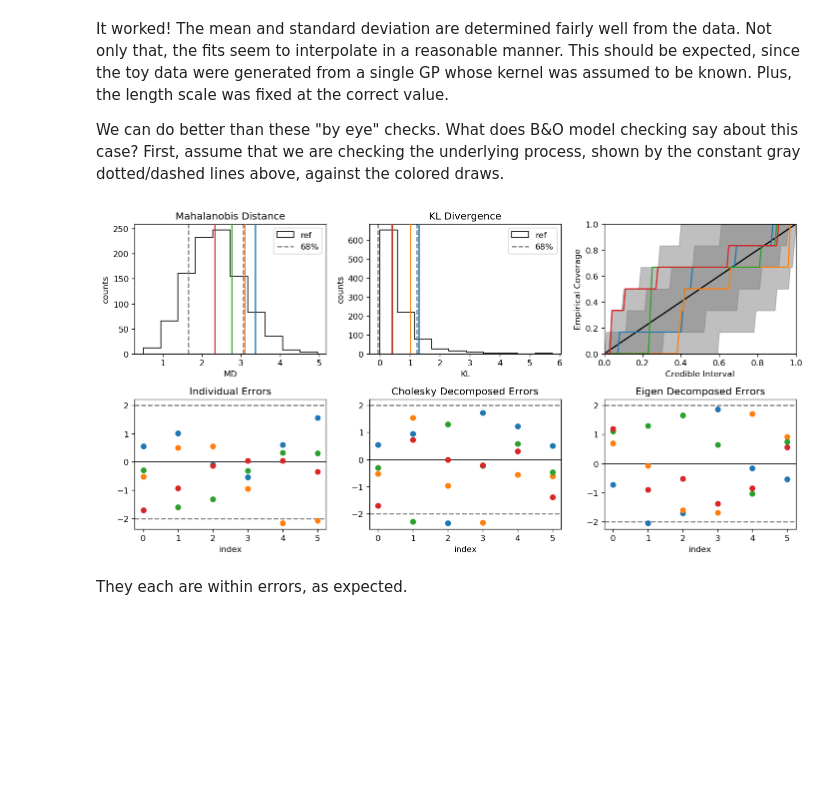
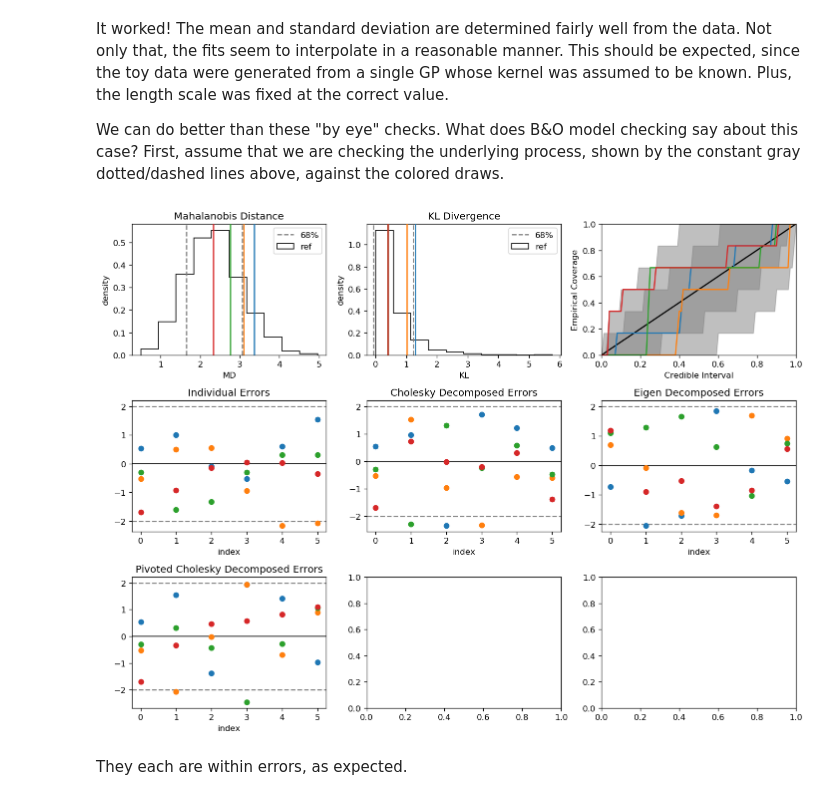
Before and after one commit to buqeye/gsum, a Jupyter notebook: gsum/examples/model_checking_tests.ipynb, the cells around one changed output. Saved outputs shown, nothing was run; the diff lists cells and outputs as text; code cells hidden in the pictures; blank space fills up the shorter version.

Commit message:
Added pivoted cholesky decomposition and more plotting options

```diff
--- a/gsum/examples/model_checking_tests.ipynb
+++ b/gsum/examples/model_checking_tests.ipynb
@@ -315,22 +391,31 @@ class GraphicalDiagnostic:
         err = self.diagnostic.chol_errors(self.data)
         return self.error_plot(err, title='Cholesky Decomposed Errors', ax=ax)
 
+    def pivoted_chol_errors(self, ax=None):
+        err = self.diagnostic.pivoted_chol_errors(self.data)
+        return self.error_plot(err, title='Pivoted Cholesky Decomposed Errors', ax=ax)
+
     def eig_errors(self, ax=None):
         err = self.diagnostic.eig_errors(self.data)
         return self.error_plot(err, title='Eigen Decomposed Errors', ax=ax)
 
-    def hist(self, data, ref, title=None, xlabel=None, ylabel=None, ax=None):
+    def hist(self, data, ref, title=None, xlabel=None, ylabel=None, vlines=True, ax=None):
         ref_stats = stats.describe(ref)
         ref_sd = np.sqrt(ref_stats.variance)
         ref_mean = ref_stats.mean
 
         if ax is None:
             ax = plt.gca()
-        ax.hist(ref, density=False, label='ref', histtype='step', color='k')
-        ax.vlines([ref_mean - ref_sd, ref_mean + ref_sd], 0, 1, color='gray',
-                  linestyle='--', transform=ax.get_xaxis_transform(), label='68%')
-        for c, d in zip(cycle(self.color_cycle), np.atleast_1d(data)):
-            ax.axvline(d, 0, 1, zorder=50, **c)
+        ax.hist(ref, density=1, label='ref', histtype='step', color='k')
+        # ax.vlines([ref_mean - ref_sd, ref_mean + ref_sd], 0, 1, color='gray',
+        #           linestyle='--', transform=ax.get_xaxis_transform(), label='68%')
+        ax.axvline(ref_mean - ref_sd, 0, 1, color='gray', linestyle='--', label='68%')
+        ax.axvline(ref_mean + ref_sd, 0, 1, color='gray', linestyle='--')
+        if vlines:
+            for c, d in zip(cycle(self.color_cycle), np.atleast_1d(data)):
+                ax.axvline(d, 0, 1, zorder=50, **c)
+        else:
+            ax.hist(data, density=1, label='data', histtype='step')
         ax.legend()
         if title is not None:
             ax.set_title(title)
@@ -340,14 +425,15 @@ class GraphicalDiagnostic:
             ax.set_ylabel(ylabel)
         return ax
 
-    def md(self, ax=None):
+    def md(self, vlines=True, ax=None):
         if ax is None:
             ax = plt.gca()
         md_data = self.diagnostic.md(self.data)
         md_ref = self.diagnostic.md(self.samples)
-        return self.hist(md_data, md_ref, title='Mahalanobis Distance', xlabel='MD', ylabel='counts', ax=ax)
+        return self.hist(md_data, md_ref, title='Mahalanobis Distance',
+                         xlabel='MD', ylabel='density', vlines=vlines, ax=ax)
 
-    def kl(self, X, gp, predict=False, ax=None):
+    def kl(self, X, gp, predict=False, vlines=True, ax=None):
         if ax is None:
             ax = plt.gca()
         ref_means = []
@@ -374,7 +460,8 @@ class GraphicalDiagnostic:
 
         kl_ref = [self.diagnostic.kl(mean, cov) for mean, cov in zip(ref_means, ref_covs)]
         kl_data = [self.diagnostic.kl(mean, cov) for mean, cov in zip(data_means, data_covs)]
-        return self.hist(kl_data, kl_ref, title='KL Divergence', xlabel='KL', ylabel='counts', ax=ax)
+        return self.hist(kl_data, kl_ref, title='KL Divergence',
+                         xlabel='KL', ylabel='density', vlines=vlines, ax=ax)
 
     def credible_interval(self, intervals, band_perc, ax=None):
         dci_data = self.diagnostic.credible_interval(self.data, intervals)
@@ -395,16 +482,17 @@ class GraphicalDiagnostic:
         ax.set_xlabel('Credible Interval')
         return ax
 
-    def plotzilla(self, X, gp=None, predict=False):
+    def plotzilla(self, X, gp=None, predict=False, vlines=True):
         if gp is None:
             pass
-        fig, axes = plt.subplots(2, 3, figsize=(12, 6))
-        self.md(axes[0, 0])
-        self.kl(X, gp, predict, axes[0, 1])
+        fig, axes = plt.subplots(3, 3, figsize=(12, 9))
+        self.md(vlines=vlines, ax=axes[0, 0])
+        self.kl(X, gp, predict, vlines=vlines, ax=axes[0, 1])
         self.credible_interval(np.linspace(0, 1, 101), [0.68, 0.95], axes[0, 2])
         self.indiv_errors(axes[1, 0])
         self.chol_errors(axes[1, 1])
         self.eig_errors(axes[1, 2])
+        self.pivoted_chol_errors(axes[2, 0])
         fig.tight_layout()
         return fig, axes
 # %% [markdown]
@@ -420,6 +508,9 @@ n_ref = 1000
 seed = 2
 nugget_sd = 1e-4
 true_kernel = C(1.0, (1e-3, 1e3)) * RBF(3, (1e-2, 1e2)) + WhiteKernel(nugget_sd**2)
+
+# Whether or not vertical lines or a histogram is plotted for the md and kl plots
+vlines = True
 # %% [markdown]
 Given the above parameters, we can start by sampling curves and masking down to a reasonable training set.
 # %%
@@ -472,11 +563,11 @@ We can do better than these "by eye" checks. What does B&O model checking say ab
 # %%
 np.random.seed(seed)
 gp = GP(kernel)
 gpmc = GPModelChecking(mean, cov)
 gd = GraphicalDiagnostic(gpmc, toy_data, nref=n_ref)
-gd.plotzilla(X, gp);
+gd.plotzilla(X, gp, vlines=vlines);
 # %% [output]
-[figure, old version]
+[figure, new version]
 # %% [markdown]
 They each are within errors, as expected.
 # %% [markdown]
```
Also changed, not shown: parts of 9 cells of this notebook.
